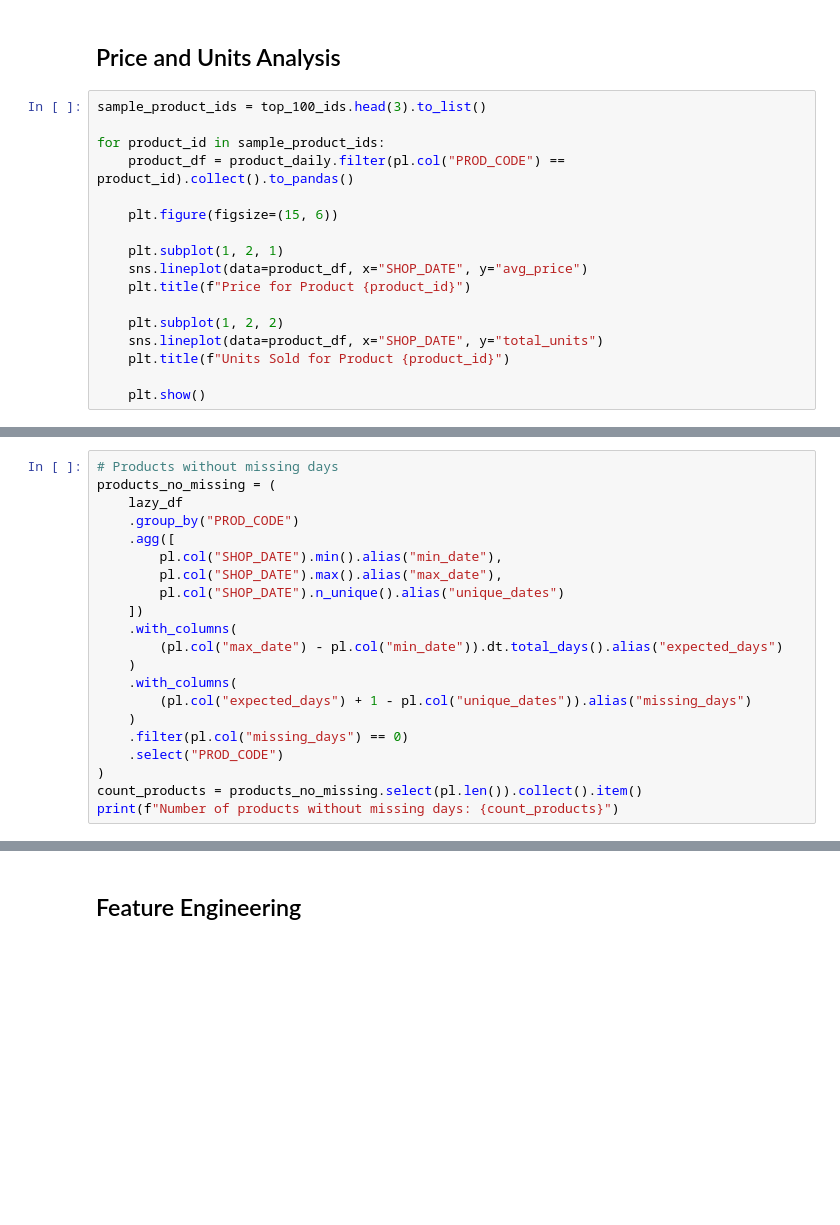
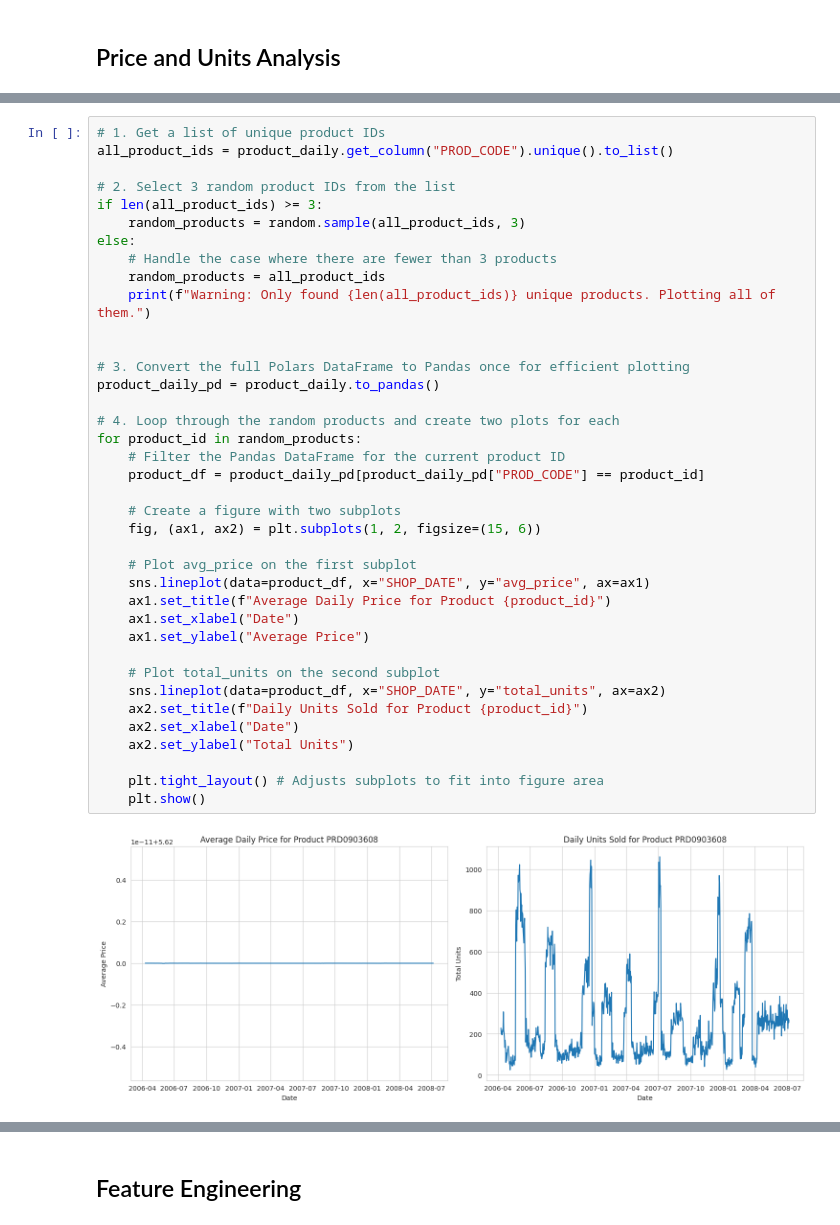
Before and after one commit to w-pinillo/price-opt-rl, a Jupyter notebook: notebooks/01-EDA.ipynb, the cells around one changed output, grey strips where cells are left out. Drawn from its saved outputs; the diff is of its cells as text; blank space fills up the shorter version.

```diff
--- a/notebooks/01-EDA.ipynb
+++ b/notebooks/01-EDA.ipynb
@@ -101,19 +231,2 @@ Final Dataframe shape: (81711, 5)
 # %% [markdown]
 ## Price and Units Analysis
-# %%
-sample_product_ids = top_100_ids.head(3).to_list()
-
-for product_id in sample_product_ids:
-    product_df = product_daily.filter(pl.col("PROD_CODE") == product_id).collect().to_pandas()
-
-    plt.figure(figsize=(15, 6))
-
-    plt.subplot(1, 2, 1)
-    sns.lineplot(data=product_df, x="SHOP_DATE", y="avg_price")
-    plt.title(f"Price for Product {product_id}")
-
-    plt.subplot(1, 2, 2)
-    sns.lineplot(data=product_df, x="SHOP_DATE", y="total_units")
-    plt.title(f"Units Sold for Product {product_id}")
-
-    plt.show()
@@ -182,21 +233,40 @@ shape: (10, 5)
-# %%
-# Products without missing days
-products_no_missing = (
-    lazy_df
-    .group_by("PROD_CODE")
-    .agg([
-        pl.col("SHOP_DATE").min().alias("min_date"),
-        pl.col("SHOP_DATE").max().alias("max_date"),
-        pl.col("SHOP_DATE").n_unique().alias("unique_dates")
-    ])
-    .with_columns(
-        (pl.col("max_date") - pl.col("min_date")).dt.total_days().alias("expected_days")
-    )
-    .with_columns(
-        (pl.col("expected_days") + 1 - pl.col("unique_dates")).alias("missing_days")
-    )
-    .filter(pl.col("missing_days") == 0)
-    .select("PROD_CODE")
-)
-count_products = products_no_missing.select(pl.len()).collect().item()
-print(f"Number of products without missing days: {count_products}")
+# %%
+# 1. Get a list of unique product IDs
+all_product_ids = product_daily.get_column("PROD_CODE").unique().to_list()
+
+# 2. Select 3 random product IDs from the list
+if len(all_product_ids) >= 3:
+    random_products = random.sample(all_product_ids, 3)
+else:
+    # Handle the case where there are fewer than 3 products
+    random_products = all_product_ids
+    print(f"Warning: Only found {len(all_product_ids)} unique products. Plotting all of them.")
+
+
+# 3. Convert the full Polars DataFrame to Pandas once for efficient plotting
+product_daily_pd = product_daily.to_pandas()
+
+# 4. Loop through the random products and create two plots for each
+for product_id in random_products:
+    # Filter the Pandas DataFrame for the current product ID
+    product_df = product_daily_pd[product_daily_pd["PROD_CODE"] == product_id]
+
+    # Create a figure with two subplots
+    fig, (ax1, ax2) = plt.subplots(1, 2, figsize=(15, 6))
+
+    # Plot avg_price on the first subplot
+    sns.lineplot(data=product_df, x="SHOP_DATE", y="avg_price", ax=ax1)
+    ax1.set_title(f"Average Daily Price for Product {product_id}")
+    ax1.set_xlabel("Date")
+    ax1.set_ylabel("Average Price")
+
+    # Plot total_units on the second subplot
+    sns.lineplot(data=product_df, x="SHOP_DATE", y="total_units", ax=ax2)
+    ax2.set_title(f"Daily Units Sold for Product {product_id}")
+    ax2.set_xlabel("Date")
+    ax2.set_ylabel("Total Units")
+
+    plt.tight_layout() # Adjusts subplots to fit into figure area
+    plt.show()
+# %% [output]
+[figure, added]
```
Also changed, not shown: parts of 13 cells of this notebook, 10 other files.
